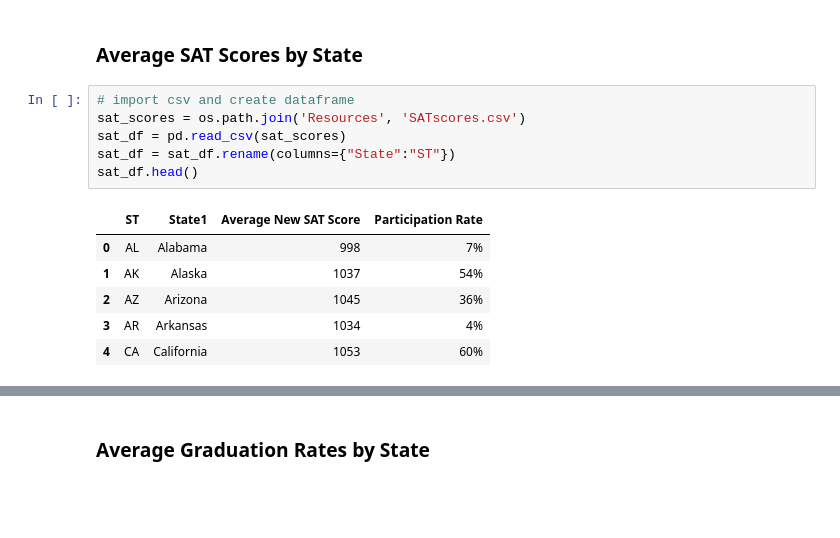
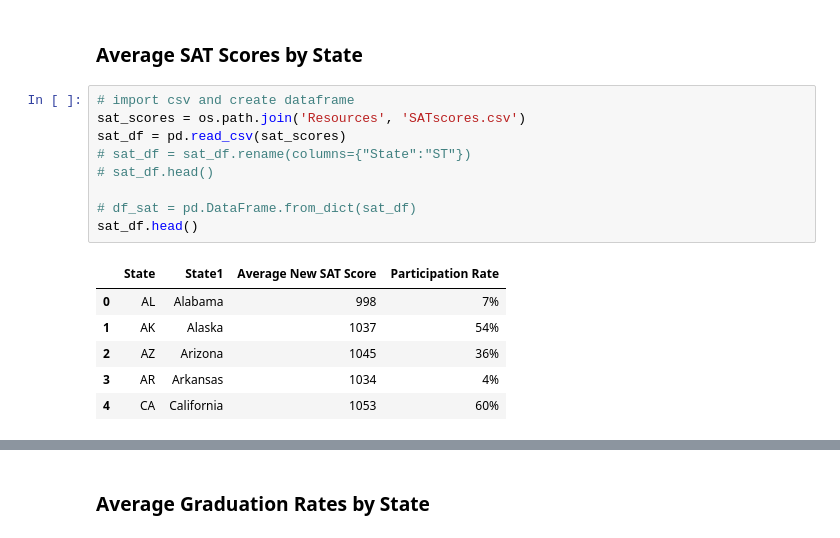
Before and after one commit to jelizalo/project-one, a Jupyter notebook: ProjectMaster.ipynb, the cells around one changed output, grey strips where cells are left out. Cells and saved outputs as stored; diff of their text form; blank space fills up the shorter version.

```diff
--- a/ProjectMaster.ipynb
+++ b/ProjectMaster.ipynb
@@ -126,11 +130,14 @@ py.iplot(map)
 # %%
 # import csv and create dataframe
 sat_scores = os.path.join('Resources', 'SATscores.csv')
 sat_df = pd.read_csv(sat_scores)
-sat_df = sat_df.rename(columns={"State":"ST"})
+# sat_df = sat_df.rename(columns={"State":"ST"})
+# sat_df.head()
+
+# df_sat = pd.DataFrame.from_dict(sat_df)
 sat_df.head()
 # %% [output]
-|  | ST | State1 | Average New SAT Score | Participation Rate |
+|  | State | State1 | Average New SAT Score | Participation Rate |
 | 0 | AL | Alabama | 998 | 7% |
 | 1 | AK | Alaska | 1037 | 54% |
 | 2 | AZ | Arizona | 1045 | 36% |
```
Also changed, not shown: parts of 18 cells of this notebook.
